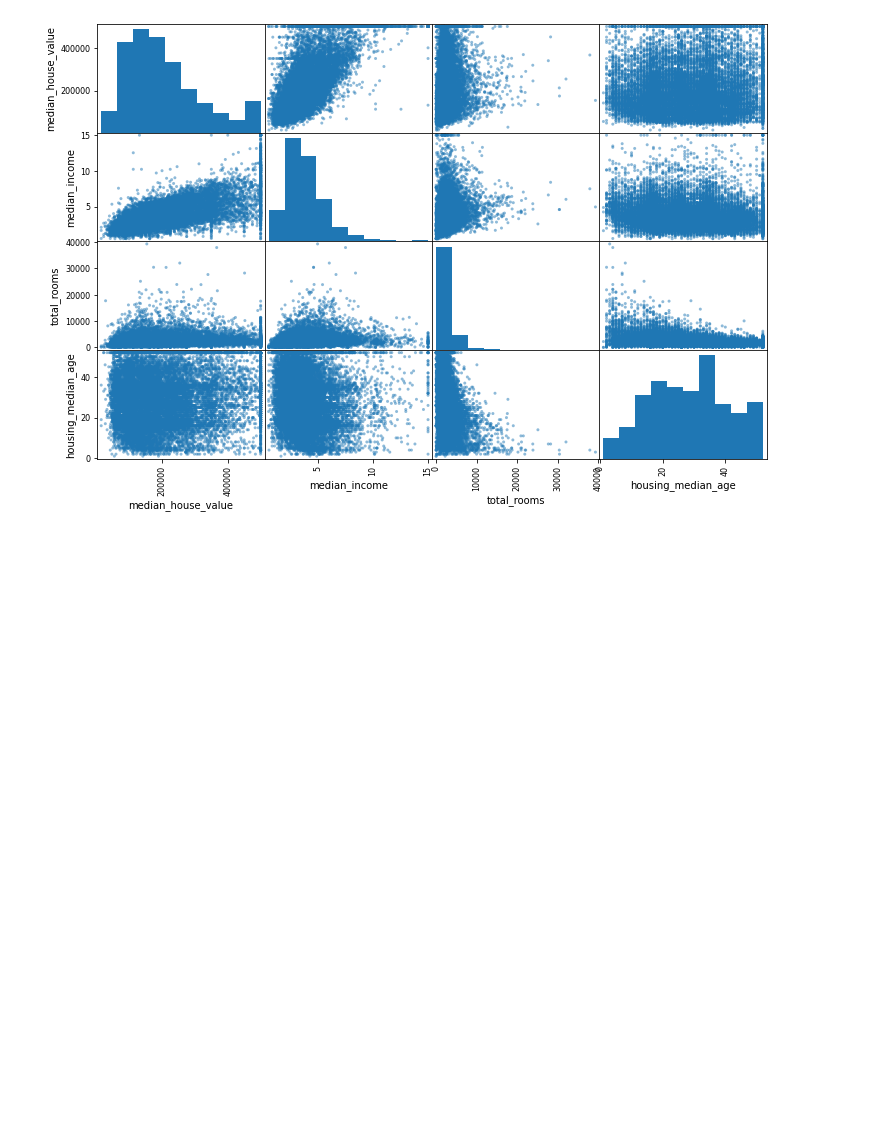
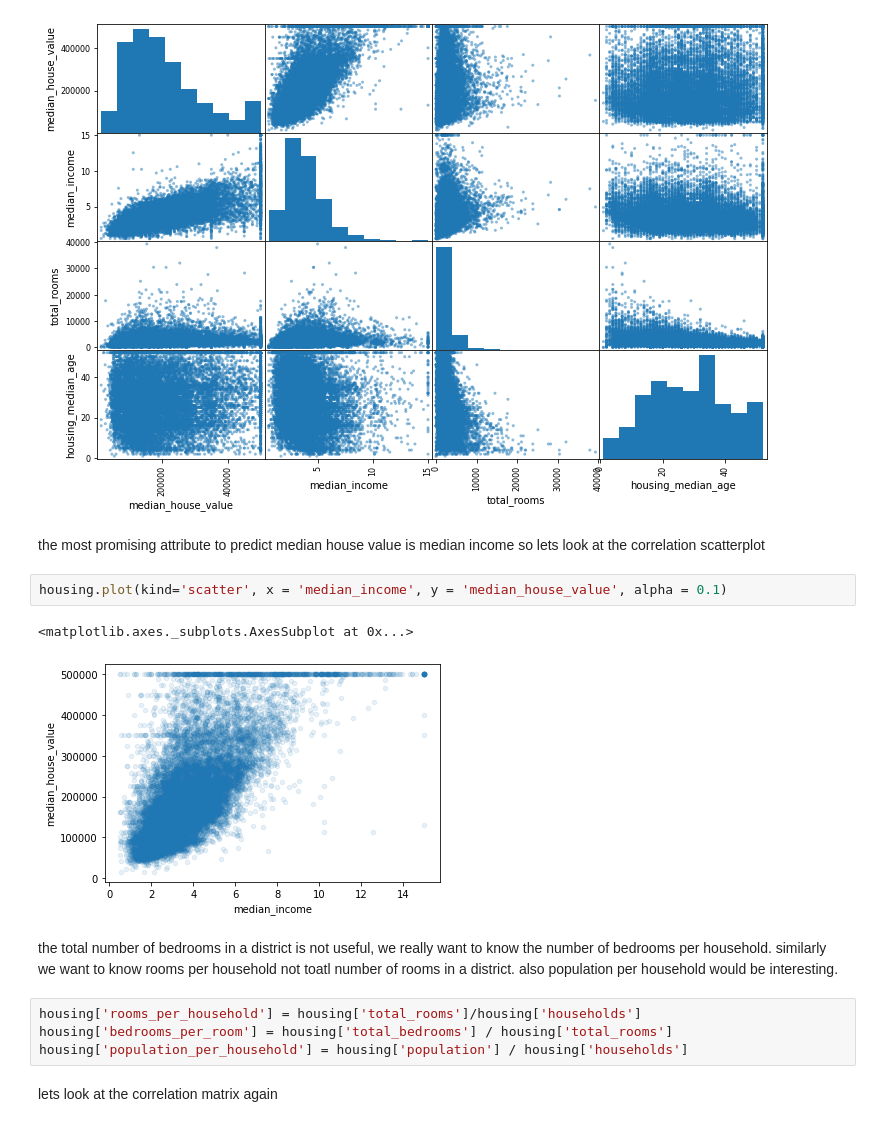
Before and after one commit to andrewbarwise/machine-learning, a Jupyter notebook: caliHousePrices.ipynb, the cells around one changed output. Cells and saved outputs as stored; diff of their text form; blank space fills up the shorter version.

```diff
--- a/caliHousePrices.ipynb
+++ b/caliHousePrices.ipynb
@@ -156,3 +161,18 @@ array([[<matplotlib.axes._subplots.AxesSubplot object at 0x...>,
         <matplotlib.axes._subplots.AxesSubplot object at 0x...>]],
       dtype=object)
 [figure]
+# %% [markdown]
+the most promising attribute to predict median house value is median income so lets look at the correlation scatterplot
+# %%
+housing.plot(kind='scatter', x = 'median_income', y = 'median_house_value', alpha = 0.1)
+# %% [output]
+<matplotlib.axes._subplots.AxesSubplot at 0x...>
+[figure, added]
+# %% [markdown]
+the total number of bedrooms in a district is not useful, we really want to know the number of bedrooms per household. similarly we want to know rooms per household not toatl number of rooms in a district. also population per household would be interesting.
+# %%
+housing['rooms_per_household'] = housing['total_rooms']/housing['households']
+housing['bedrooms_per_room'] = housing['total_bedrooms'] / housing['total_rooms']
+housing['population_per_household'] = housing['population'] / housing['households']
+# %% [markdown]
+lets look at the correlation matrix again
```
Also changed, not shown: parts of 15 cells of this notebook.
